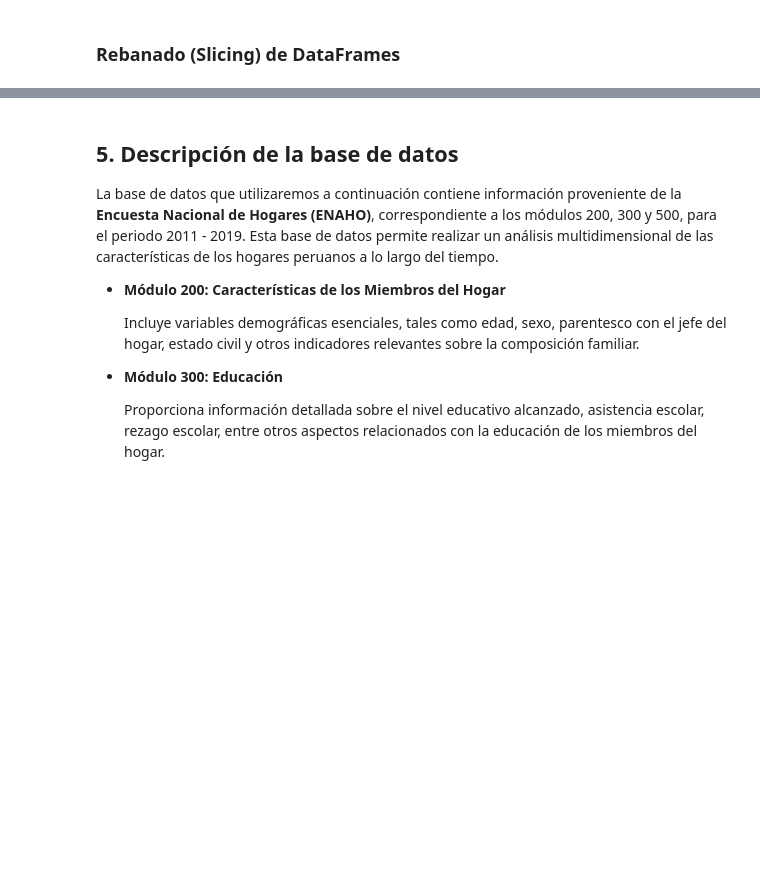
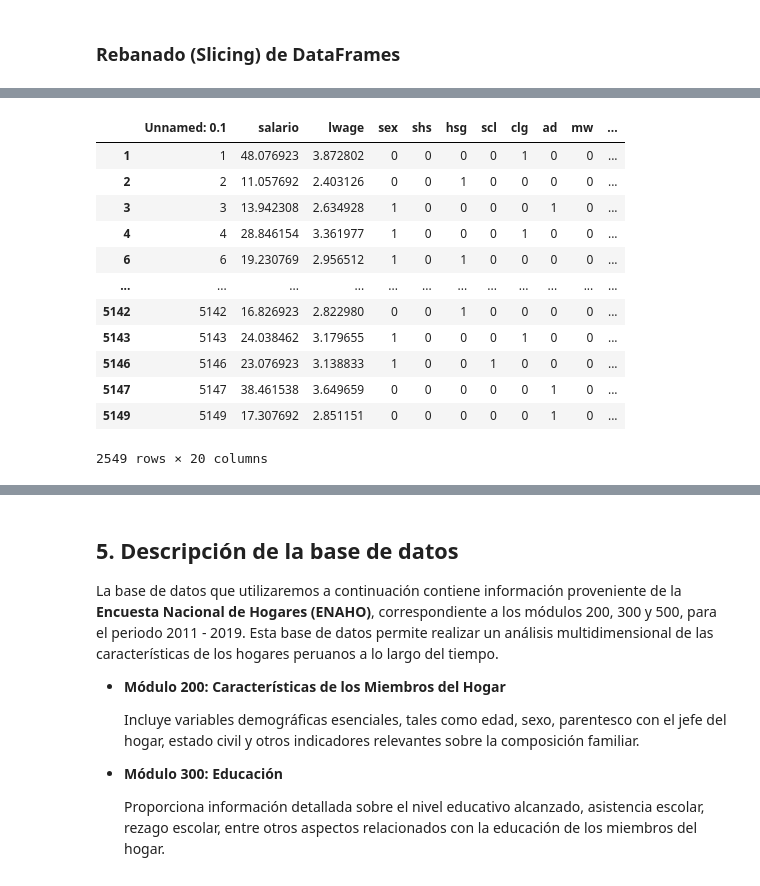
Before and after one commit to JonathanRosasV/PythonBasico2, a Jupyter notebook: Clase_2/python2_clase_2.ipynb, the cells around one changed output, grey strips where cells are left out. Cells and saved outputs as stored; diff of their text form; code cells hidden in the pictures; blank space fills up the shorter version.

```diff
--- a/Clase_2/python2_clase_2.ipynb
+++ b/Clase_2/python2_clase_2.ipynb
@@ -490,2 +728,18 @@ base1[base1['sex']==1]
+# %%
+base1[base1['exp1']>10]
+# %% [output]
+|  | Unnamed: 0.1 | salario | lwage | sex | shs | hsg | scl | clg | ad | mw | ... |
+| 1 | 1 | 48.076923 | 3.872802 | 0 | 0 | 0 | 0 | 1 | 0 | 0 | ... |
+| 2 | 2 | 11.057692 | 2.403126 | 0 | 0 | 1 | 0 | 0 | 0 | 0 | ... |
+| 3 | 3 | 13.942308 | 2.634928 | 1 | 0 | 0 | 0 | 0 | 1 | 0 | ... |
+| 4 | 4 | 28.846154 | 3.361977 | 1 | 0 | 0 | 0 | 1 | 0 | 0 | ... |
+| 6 | 6 | 19.230769 | 2.956512 | 1 | 0 | 1 | 0 | 0 | 0 | 0 | ... |
+| ... | ... | ... | ... | ... | ... | ... | ... | ... | ... | ... | ... |
+| 5142 | 5142 | 16.826923 | 2.822980 | 0 | 0 | 1 | 0 | 0 | 0 | 0 | ... |
+| 5143 | 5143 | 24.038462 | 3.179655 | 1 | 0 | 0 | 0 | 1 | 0 | 0 | ... |
+| 5146 | 5146 | 23.076923 | 3.138833 | 1 | 0 | 0 | 1 | 0 | 0 | 0 | ... |
+| 5147 | 5147 | 38.461538 | 3.649659 | 0 | 0 | 0 | 0 | 0 | 1 | 0 | ... |
+| 5149 | 5149 | 17.307692 | 2.851151 | 0 | 0 | 0 | 0 | 0 | 1 | 0 | ... |
+2549 rows × 20 columns
 # %%
 base1[base1.exp1 > 10].head(10)
```
Also changed, not shown: parts of 29 cells of this notebook.
